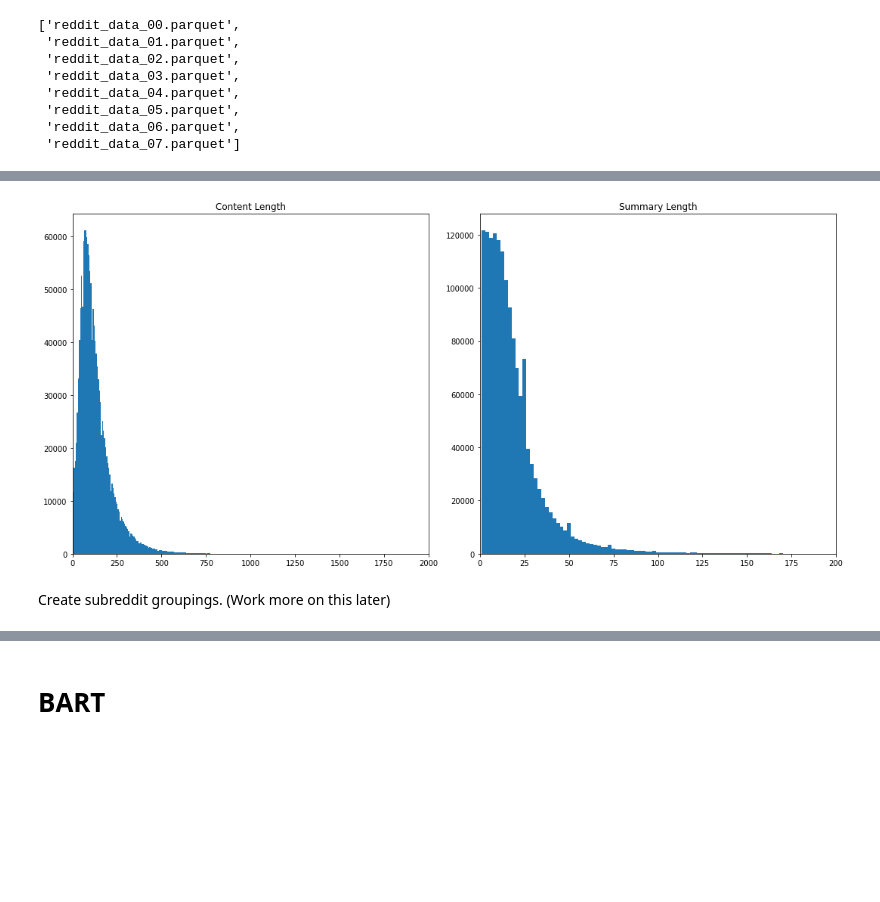
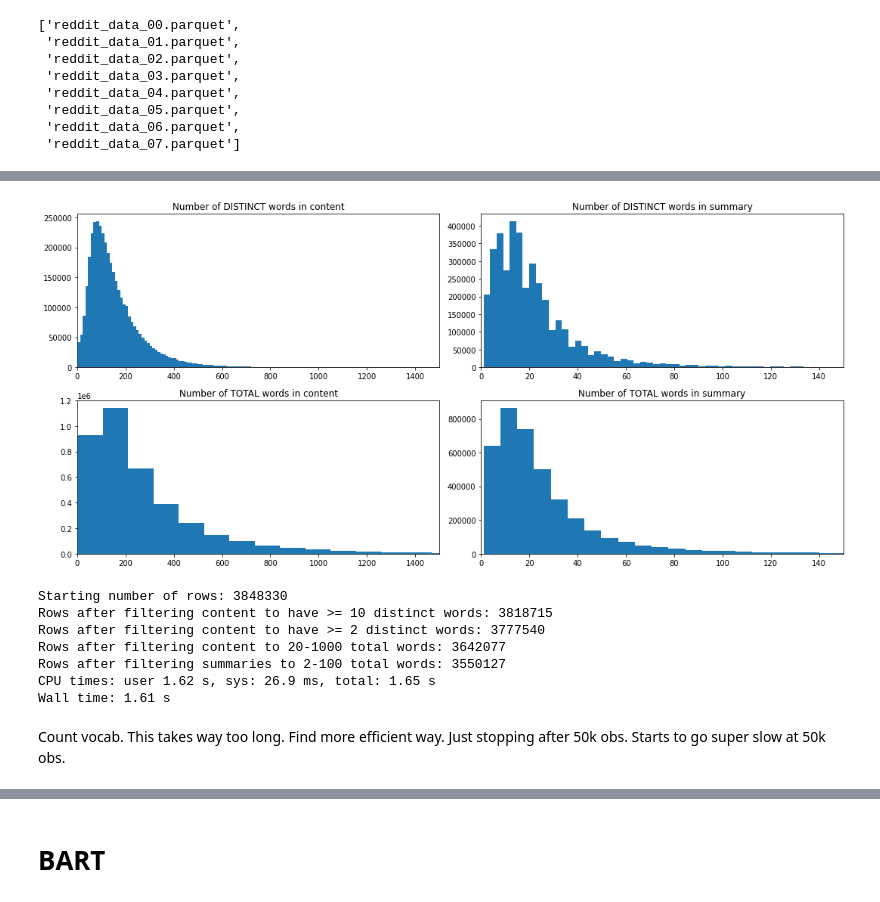
Before and after one commit to trevor-johnson/w266_reddit_summarization, a Jupyter notebook: scratch_work/eda_v3.ipynb, the cells around one changed output, grey strips where cells are left out. Cells and saved outputs as stored; diff of their text form; code cells hidden in the pictures; blank space fills up the shorter version.

```diff
--- a/scratch_work/eda_v3.ipynb
+++ b/scratch_work/eda_v3.ipynb
@@ -71,0 +70,3 @@ Count vocab
+# %%
+# df_copy = df.copy()
+df = df_copy.copy()
@@ -72,6 +75,13 @@ Count vocab
 # %%
+%%time
 def count_vocab(item):
-  return len(set(item.split(" ")))
+  return len(set(item.lower().split(" ")))
+
+def count_total_words(x):
+  return len(x.lower().split(" "))
 
 df['content_vocab'] = df['content'].map(count_vocab)
 df['summary_vocab'] = df['summary'].map(count_vocab)
+
+df['content_total_words'] = df['content'].map(count_total_words)
+df['summary_total_words'] = df['summary'].map(count_total_words)
@@ -78,16 +91,54 @@ df['summary_vocab'] = df['summary'].map(count_vocab)
 # %%
-fig, ax = plt.subplots(1, 2, figsize = (15,7))
+fig, ax = plt.subplots(2, 2, figsize = (15,7))
 
-ax[0].hist(df['content_vocab'], bins=200)
-ax[0].set_xlim(0, 2000)
-ax[0].title.set_text("Content Length")
+ax[0][0].hist(df['content_vocab'], bins=200)
+ax[0][0].set_xlim(0, 1500)
+ax[0][0].title.set_text("Number of DISTINCT words in content")
 
-ax[1].hist(df['summary_vocab'], bins=300)
-ax[1].set_xlim(0, 200)
-ax[1].title.set_text("Summary Length")
+ax[0][1].hist(df['summary_vocab'], bins=500)
+ax[0][1].set_xlim(0, 150)
+ax[0][1].title.set_text("Number of DISTINCT words in summary")
+
+# count total words
+ax[1][0].hist(df['content_total_words'], bins=200)
+ax[1][0].set_xlim(0, 1500)
+ax[1][0].title.set_text("Number of TOTAL words in content")
+
+ax[1][1].hist(df['summary_total_words'], bins=500)
+ax[1][1].set_xlim(0, 150)
+ax[1][1].title.set_text("Number of TOTAL words in summary")
 
 fig.tight_layout()
 # %% [output]
-[figure, old version]
+[figure, new version]
-# %% [markdown]
-Create subreddit groupings. (Work more on this later)
+# %%
+%%time
+print("Starting number of rows: {}".format(df.shape[0]))
+
+# some posts just have 1 word, or repeat the one word over and over and is not a real post.
+# only keep contents with at least 5 distinct words
+
+df = df[df['content_vocab'] >= 10]
+print("Rows after filtering content to have >= 10 distinct words: {}".format(df.shape[0]))
+
+# do the same for summaries, want at least 2 distinct words
+# df = df[df['summary'].map(lambda x: count_vocab(x) >= 2)]
+df = df[df['summary_vocab'] >= 2]
+print("Rows after filtering content to have >= 2 distinct words: {}".format(df.shape[0]))
+
+# after observing distributions of word counts in EDA, deciding to keep...
+# content with 20-1000 TOTAL words
+# summaries with 2 - 100 TOTAL words
+df = df[(df['content_total_words'] >= 20) & (df['content_total_words'] < 1001)]
+print("Rows after filtering content to 20-1000 total words: {}".format(df.shape[0]))
+
+df = df[(df['summary_total_words'] >= 2) & (df['summary_total_words'] < 101)]
+print("Rows after filtering summaries to 2-100 total words: {}".format(df.shape[0]))
+# %% [output]
+Starting number of rows: 3848330
+Rows after filtering content to have >= 10 distinct words: 3818715
+Rows after filtering content to have >= 2 distinct words: 3777540
+Rows after filtering content to 20-1000 total words: 3642077
+Rows after filtering summaries to 2-100 total words: 3550127
+CPU times: user 1.62 s, sys: 26.9 ms, total: 1.65 s
+Wall time: 1.61 s
@@ -93,0 +148,2 @@ Create subreddit groupings. (Work more on this later)
+# %% [markdown]
+Count vocab. This takes way too long. Find more efficient way. Just stopping after 50k obs. Starts to go super slow at 50k obs.
```
Also changed, not shown: parts of 19 cells of this notebook, 1 other file.
